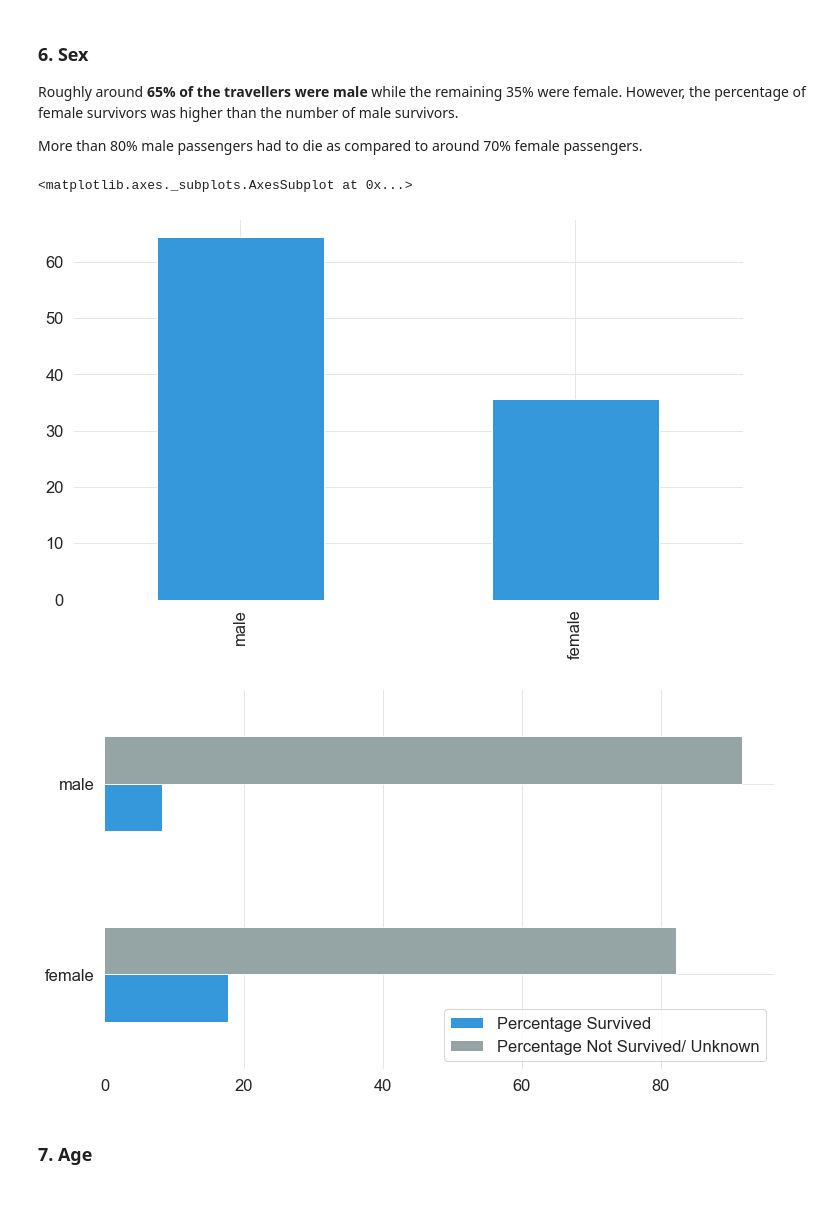
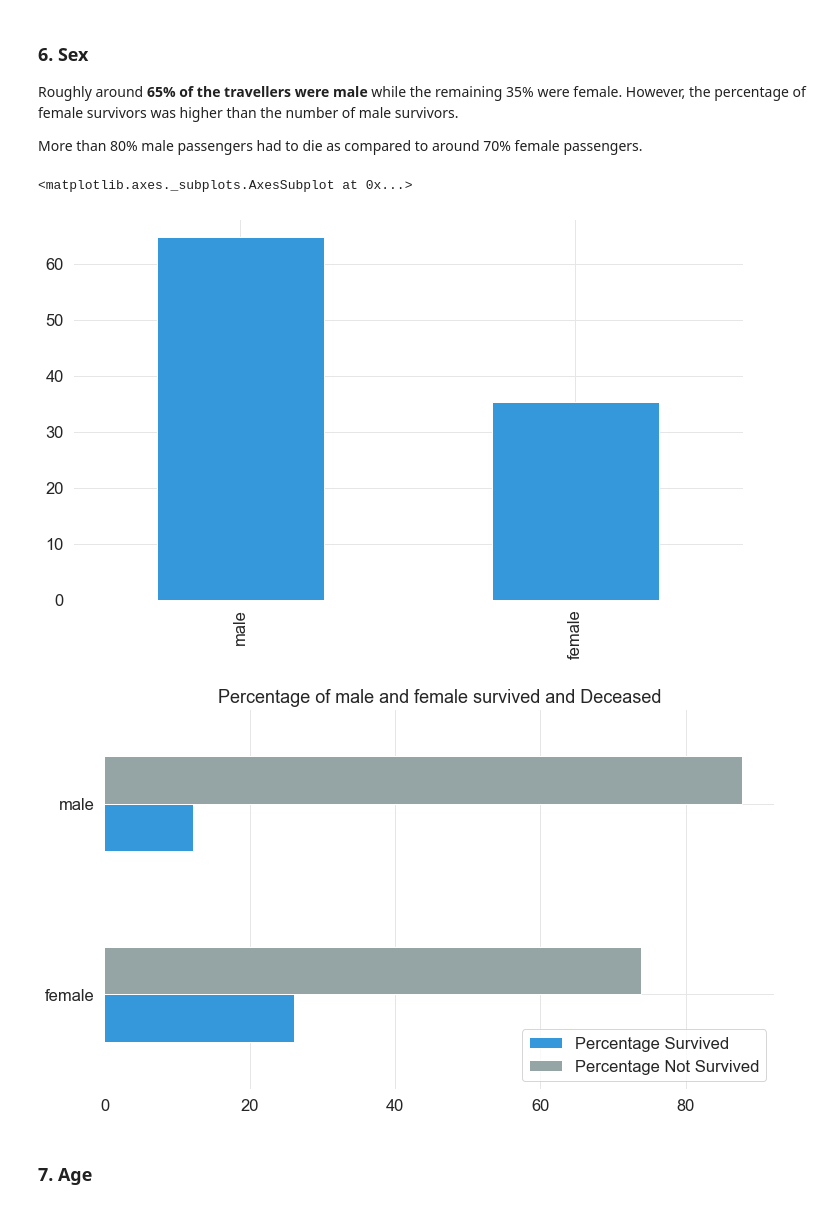
Before and after one commit to sumitmukhija/Titanic, a Jupyter notebook: Tip of the Iceberg.ipynb, the cells around one changed output. Drawn from its saved outputs; the diff is of its cells as text; code cells hidden in the pictures.

```diff
--- a/Tip of the Iceberg.ipynb
+++ b/Tip of the Iceberg.ipynb
@@ -222,17 +220,17 @@ Roughly around **65% of the travellers were male** while the remaining 35% were
 
 More than 80% male passengers had to die as compared to around 70% female passengers.
 # %%
-fig_sex = (td.Sex.value_counts(normalize = True) * 100).plot.bar()
-male_pr = round((td[td.Sex == 'male'].Survived == 1).value_counts()[1]/len(td.Sex) * 100, 2)
-female_pr = round((td[td.Sex == 'female'].Survived == 1).value_counts()[1]/len(td.Sex) * 100, 2)
+fig_sex = (trd.Sex.value_counts(normalize = True) * 100).plot.bar()
+male_pr = round((trd[trd.Sex == 'male'].Survived == 1).value_counts()[1]/len(trd.Sex) * 100, 2)
+female_pr = round((trd[trd.Sex == 'female'].Survived == 1).value_counts()[1]/len(trd.Sex) * 100, 2)
 sex_perc_df = pd.DataFrame(
-    { "Percentage Survived":{"male": male_pr,"female": female_pr},  "Percentage Not Survived/ Unknown":{"male": 100-male_pr,"female": 100-female_pr}})
-sex_perc_df.plot.barh()
+    { "Percentage Survived":{"male": male_pr,"female": female_pr},  "Percentage Not Survived":{"male": 100-male_pr,"female": 100-female_pr}})
+sex_perc_df.plot.barh().set_title("Percentage of male and female survived and Deceased")
 fig_sex
 # %% [output]
 <matplotlib.axes._subplots.AxesSubplot at 0x...>
 [figure]
-[figure, old version]
+[figure, new version]
 # %% [markdown]
 ### 7. Age
 # %% [markdown]
```
Also changed, not shown: parts of 29 cells of this notebook.
